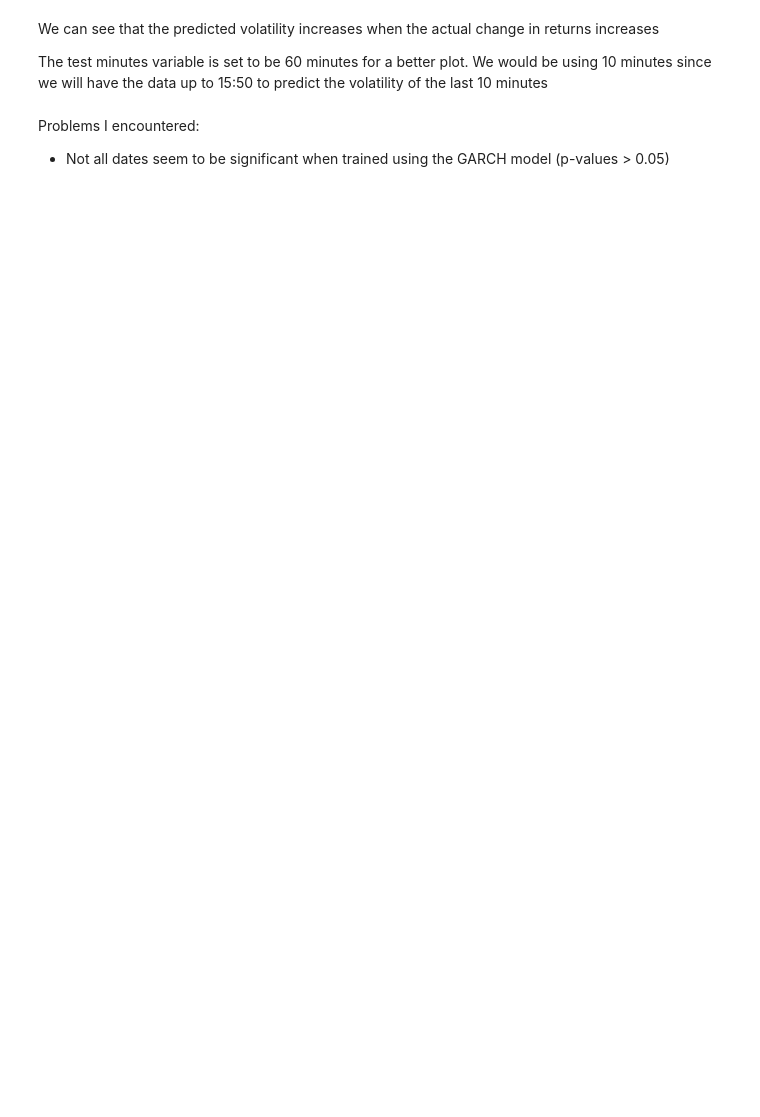
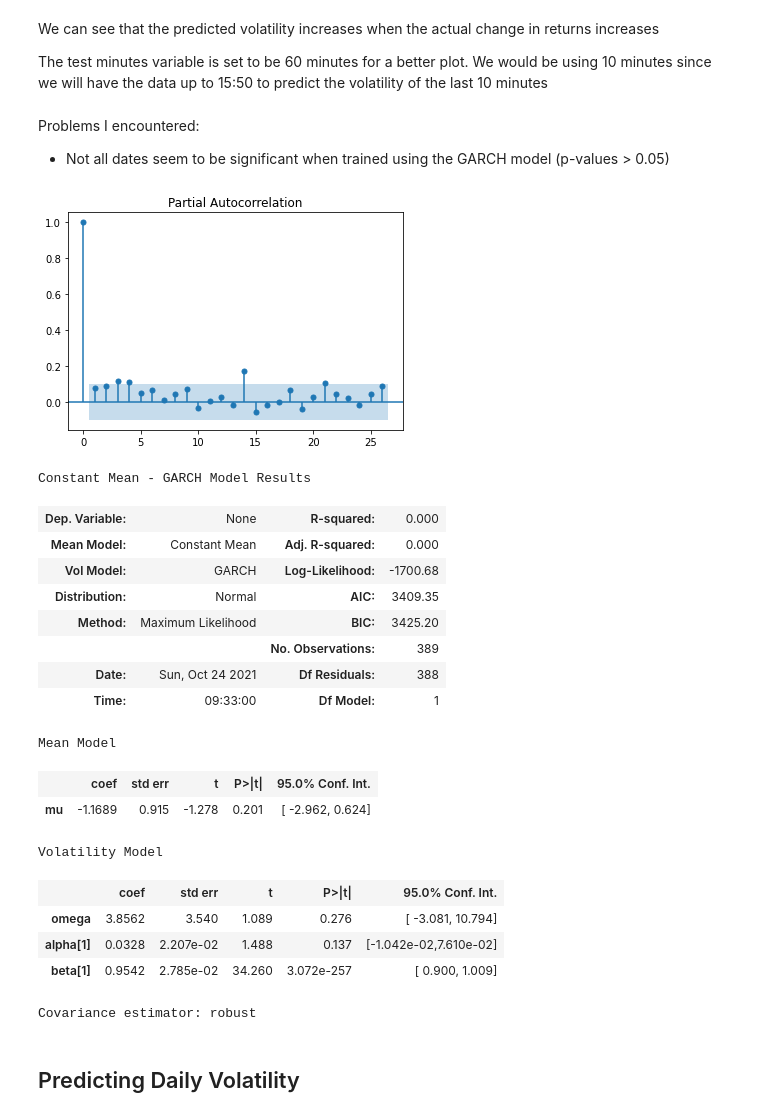
Before and after one commit to matthew-lim/Vanguard-Volatility-Project, a Jupyter notebook: Using GARCH to predict volatility.ipynb, the cells around one changed output. Saved outputs shown, nothing was run; the diff lists cells and outputs as text; code cells hidden in the pictures; blank space fills up the shorter version.

```diff
--- a/Using GARCH to predict volatility.ipynb
+++ b/Using GARCH to predict volatility.ipynb
@@ -150,3 +156,36 @@ The test minutes variable is set to be 60 minutes for a better plot. We would be
 # %% [markdown]
 Problems I encountered:
 - Not all dates seem to be significant when trained using the GARCH model (p-values > 0.05)
+# %%
+date = df.loc[df.RIC == "AAPL.O"].loc[df.Date == '2020-09-03']
+close = pd.Series(date.Close.values, index=date.Time)
+returns = close.pct_change().dropna() * 10000
+
+plot_pacf(returns**2)
+plt.show()
+
+model = arch_model(returns, p=1, q=1)
+model = model.fit(disp="off")
+model.summary()
+# %% [output]
+[figure, added]
+Constant Mean - GARCH Model Results
+| Dep. Variable: | None | R-squared: | 0.000 |
+| Mean Model: | Constant Mean | Adj. R-squared: | 0.000 |
+| Vol Model: | GARCH | Log-Likelihood: | -1700.68 |
+| Distribution: | Normal | AIC: | 3409.35 |
+| Method: | Maximum Likelihood | BIC: | 3425.20 |
+|  |  | No. Observations: | 389 |
+| Date: | Sun, Oct 24 2021 | Df Residuals: | 388 |
+| Time: | 09:33:00 | Df Model: | 1 |
+Mean Model
+|  | coef | std err | t | P>|t| | 95.0% Conf. Int. |
+| mu | -1.1689 | 0.915 | -1.278 | 0.201 | [ -2.962, 0.624] |
+Volatility Model
+|  | coef | std err | t | P>|t| | 95.0% Conf. Int. |
+| omega | 3.8562 | 3.540 | 1.089 | 0.276 | [ -3.081, 10.794] |
+| alpha[1] | 0.0328 | 2.207e-02 | 1.488 | 0.137 | [-1.042e-02,7.610e-02] |
+| beta[1] | 0.9542 | 2.785e-02 | 34.260 | 3.072e-257 | [ 0.900, 1.009] |
+Covariance estimator: robust
+# %% [markdown]
+## Predicting Daily Volatility
```
Also changed, not shown: parts of 24 cells of this notebook.
